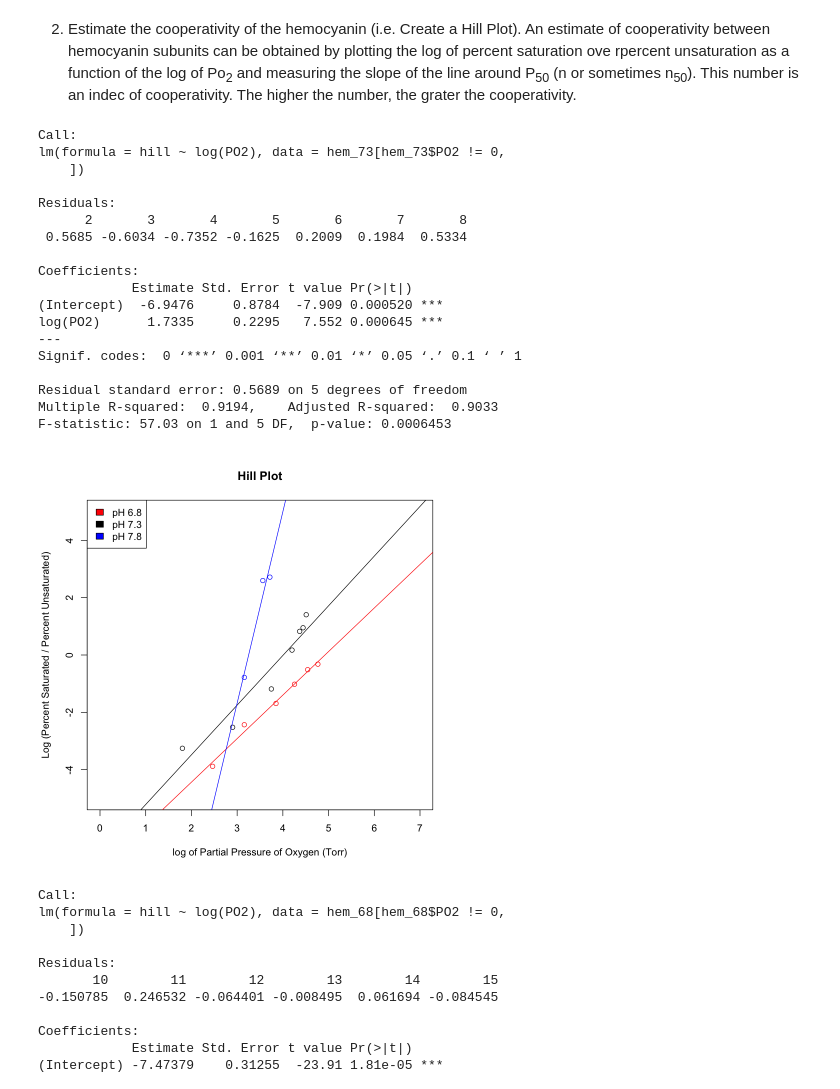
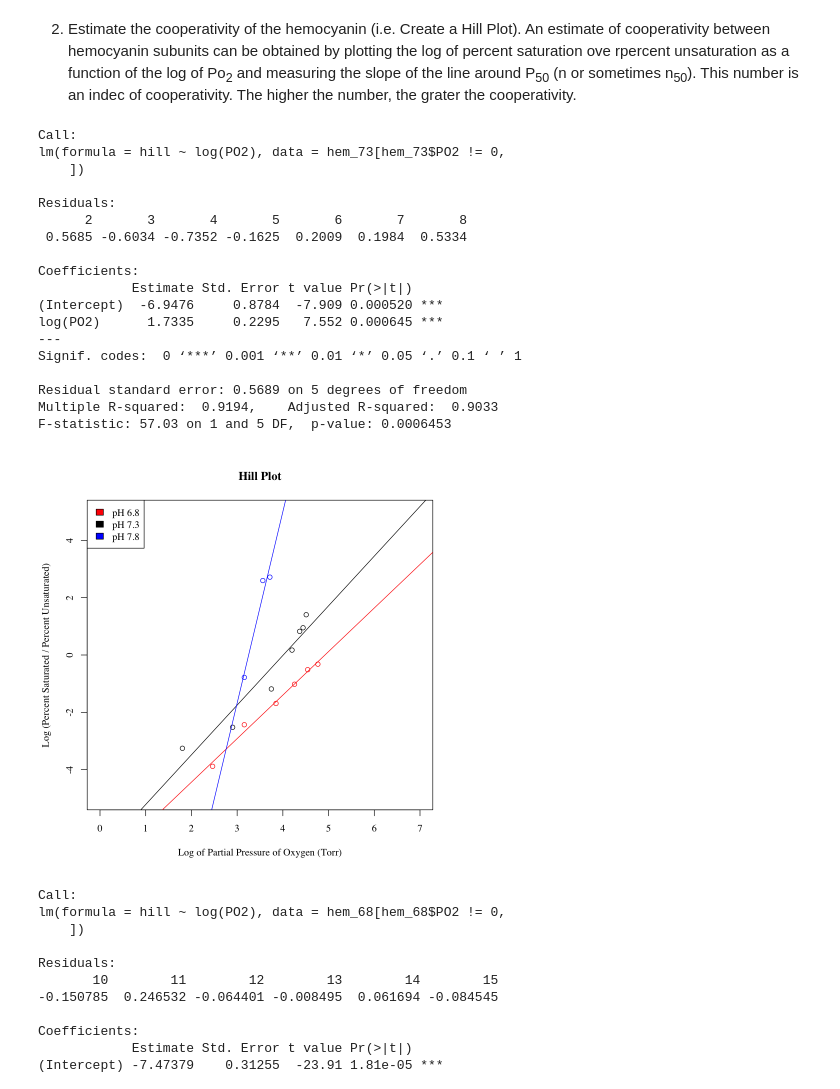
Before and after one commit to andrew2165/biometry_notebooks, a Jupyter notebook: OxygenEqOfHemocyanin.ipynb, the cells around one changed output. Saved outputs shown, nothing was run; the diff lists cells and outputs as text; code cells hidden in the pictures.

```diff
--- a/OxygenEqOfHemocyanin.ipynb
+++ b/OxygenEqOfHemocyanin.ipynb
@@ -156,42 +157,43 @@ Achieved convergence tolerance: 1.111e-09
 2. Estimate the cooperativity of the hemocyanin (i.e. Create a Hill Plot). An estimate of cooperativity between hemocyanin subunits can be obtained by plotting the log of percent saturation ove rpercent unsaturation as a function of the log of Po<sub>2</sub> and measuring the slope of the line around P<sub>50</sub> (n or sometimes n<sub>50</sub>). This number is an indec of cooperativity. The higher the number, the grater the cooperativity.
 # %%
 summary(lm(hill~log(PO2), data=hem_73[hem_73$PO2 != 0,]))
-#tiff(filename="HillPlot.tiff")
+#png(filename="HillPlot.png")
+par(family = 'serif')
 plot(hill~log(PO2), data=hem_73[hem_73$PO2 != 0,], xlim = c(0, 7), ylim=c(-5,5),
-    xlab="log of Partial Pressure of Oxygen (Torr)",
+    xlab="Log of Partial Pressure of Oxygen (Torr)",
     ylab="Log (Percent Saturated / Percent Unsaturated)",
     main="Hill Plot")
 legend("topleft",
       c("pH 6.8", "pH 7.3", "pH 7.8"),
         fill=c("red","black", "blue"))
 abline(a = -6.948, b = 1.733)
 # Adding pH 6.8 to the graph
 points(x=log(hem_68$PO2[hem_68$PO2 != 0]), y=hem_68$hill[hem_68$PO2 != 0], col="red")
 abline(a = -7.47379, b = 1.51877, col="red")
 # Adding pH 7.8 to the graph
 points(x=log(hem_78$PO2[hem_78$PO2 != 0]), y=hem_78$hill[hem_78$PO2 != 0], col="blue")
 abline(a=-21.704, b=6.674, col="blue")
 #dev.off()
 # %% [output]
 Call:
 lm(formula = hill ~ log(PO2), data = hem_73[hem_73$PO2 != 0,
     ])
 
 Residuals:
       2       3       4       5       6       7       8
  0.5685 -0.6034 -0.7352 -0.1625  0.2009  0.1984  0.5334
 
 Coefficients:
             Estimate Std. Error t value Pr(>|t|)
 (Intercept)  -6.9476     0.8784  -7.909 0.000520 ***
 log(PO2)      1.7335     0.2295   7.552 0.000645 ***
 ---
 Signif. codes:  0 ‘***’ 0.001 ‘**’ 0.01 ‘*’ 0.05 ‘.’ 0.1 ‘ ’ 1
 
 Residual standard error: 0.5689 on 5 degrees of freedom
 Multiple R-squared:  0.9194,    Adjusted R-squared:  0.9033
 F-statistic: 57.03 on 1 and 5 DF,  p-value: 0.0006453
-[figure, old version]
+[figure, new version]
 # %%
 summary(lm(hill~log(PO2), data=hem_68[hem_68$PO2 != 0,]))
 plot(hill~log(PO2), data=hem_68[hem_68$PO2 != 0,])
```
Also changed, not shown: parts of 2 cells of this notebook.
